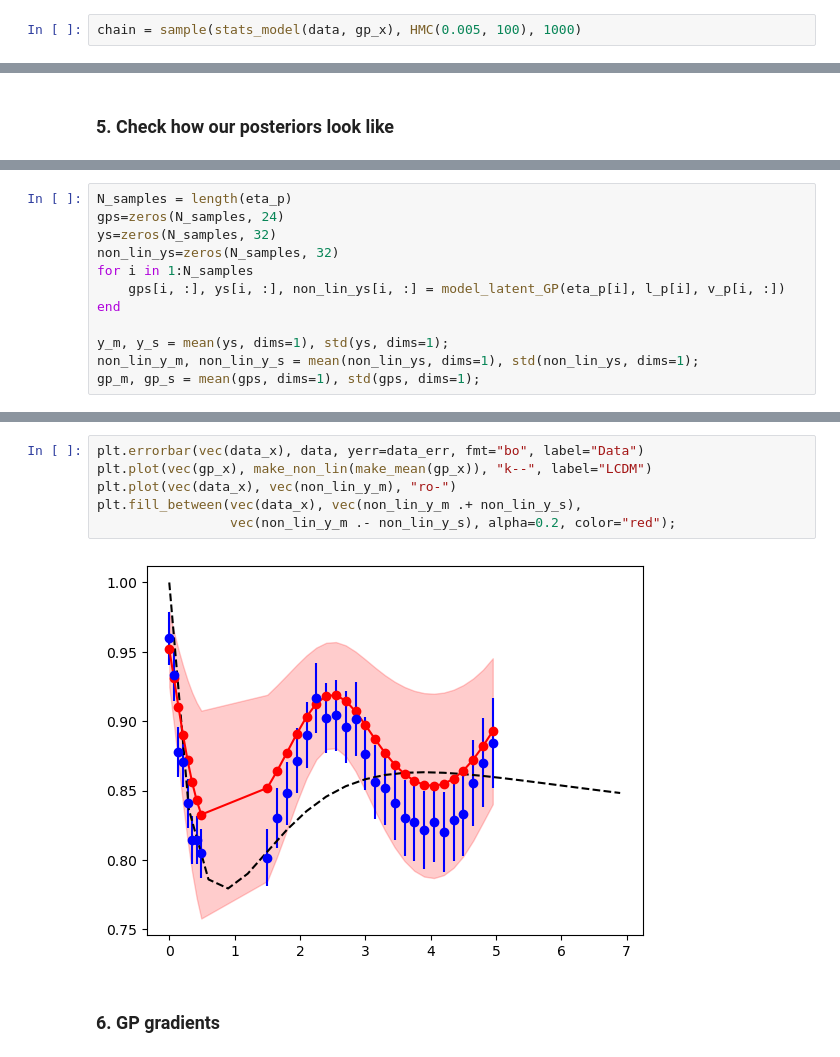
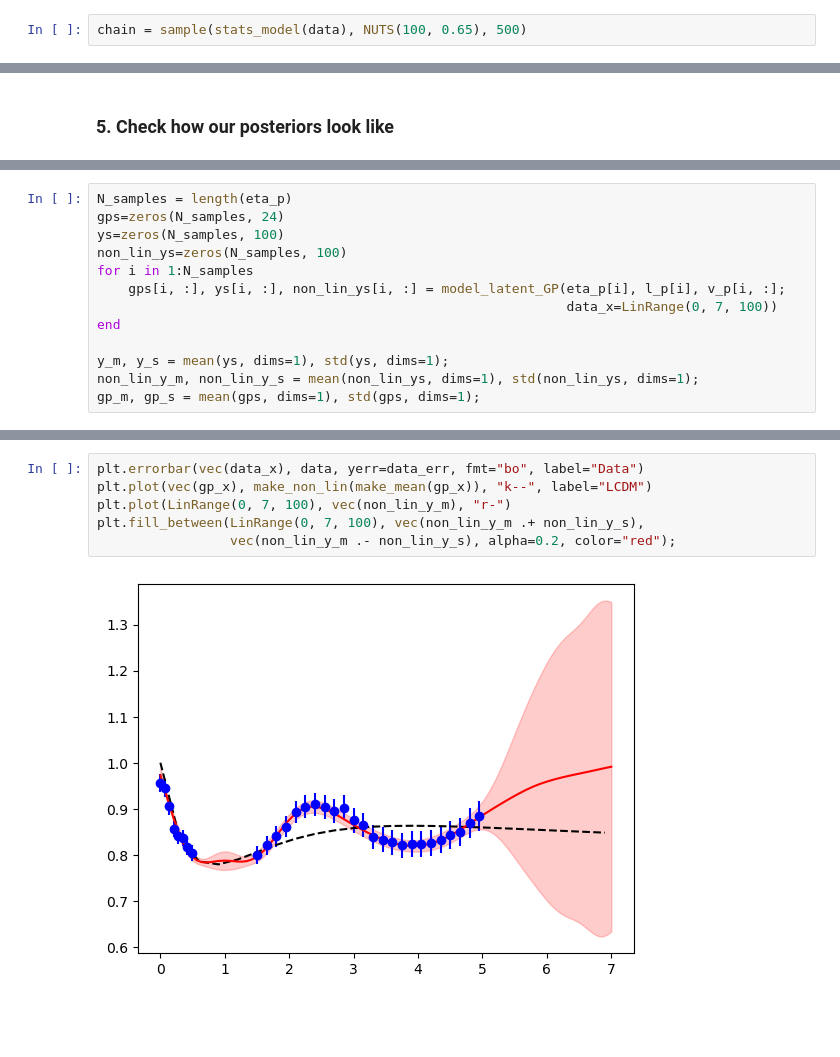
Before and after one commit to JaimeRZP/GaussianProcess.jl, a Jupyter notebook: examples/latent.ipynb, the cells around one changed output, grey strips where cells are left out. Cells and saved outputs as stored; diff of their text form; blank space fills up the shorter version.

```diff
--- a/examples/latent.ipynb
+++ b/examples/latent.ipynb
@@ -143,5 +118,5 @@ stats_model (generic function with 2 methods)
 # %% [markdown]
 ### 4. Sample the model
 # %%
-chain = sample(stats_model(data, gp_x), HMC(0.005, 100), 1000)
+chain = sample(stats_model(data), NUTS(100, 0.65), 500)
 # %% [output]
@@ -189,10 +149,11 @@ v_p = group(chain, :v).value.data[:, :, 1]
 # %%
 N_samples = length(eta_p)
 gps=zeros(N_samples, 24)
-ys=zeros(N_samples, 32)
-non_lin_ys=zeros(N_samples, 32)
+ys=zeros(N_samples, 100)
+non_lin_ys=zeros(N_samples, 100)
 for i in 1:N_samples
-    gps[i, :], ys[i, :], non_lin_ys[i, :] = model_latent_GP(eta_p[i], l_p[i], v_p[i, :])
+    gps[i, :], ys[i, :], non_lin_ys[i, :] = model_latent_GP(eta_p[i], l_p[i], v_p[i, :];
+                                                            data_x=LinRange(0, 7, 100))
 end
 
 y_m, y_s = mean(ys, dims=1), std(ys, dims=1);
@@ -209,10 +178,8 @@ plt.title("Latent Lkl GP - Linear model");
 # %%
 plt.errorbar(vec(data_x), data, yerr=data_err, fmt="bo", label="Data")
 plt.plot(vec(gp_x), make_non_lin(make_mean(gp_x)), "k--", label="LCDM")
-plt.plot(vec(data_x), vec(non_lin_y_m), "ro-")
-plt.fill_between(vec(data_x), vec(non_lin_y_m .+ non_lin_y_s),
+plt.plot(LinRange(0, 7, 100), vec(non_lin_y_m), "r-")
+plt.fill_between(LinRange(0, 7, 100), vec(non_lin_y_m .+ non_lin_y_s),
                  vec(non_lin_y_m .- non_lin_y_s), alpha=0.2, color="red");
 # %% [output]
-[figure, old version]
+[figure, new version]
-# %% [markdown]
-### 6. GP gradients
```
Also changed, not shown: parts of 20 cells of this notebook, 2 other files.
